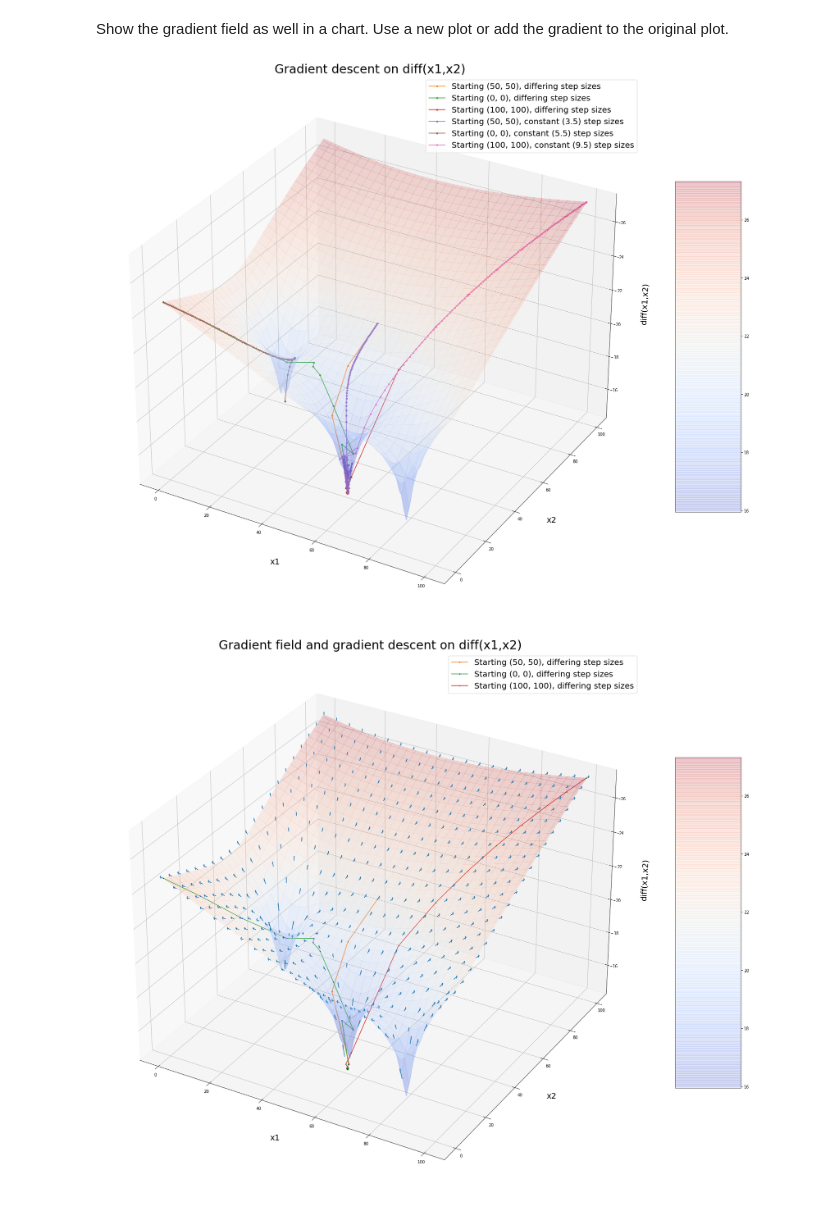
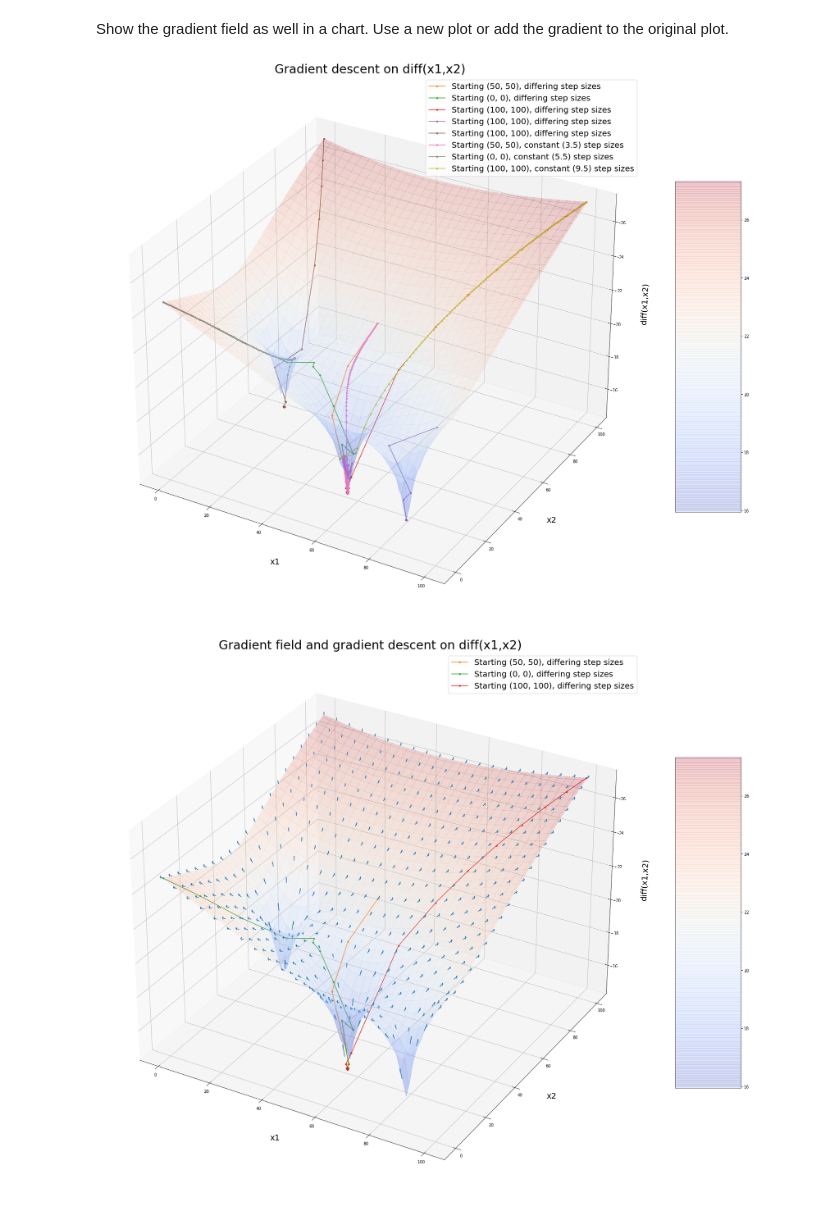
Before and after one commit to kaiobendrauf/skills4ai_gradient, a Jupyter notebook: Python exercise 'estimate gradient'.ipynb, the cells around one changed output. Saved outputs shown, nothing was run; the diff lists cells and outputs as text; code cells hidden in the pictures.

```diff
--- a/Python exercise 'estimate gradient'.ipynb
+++ b/Python exercise 'estimate gradient'.ipynb
@@ -271,6 +289,7 @@ def get_steps_different_stepsize(x = xzero, initial_step_size = 128, allowed_err
         else:
             #good step
             x = new_x
+            stepsize = initial_step_size
             result[0].append(x[0])
             result[1].append(x[1])
             result[2].append(diff_after_step)
@@ -282,34 +301,38 @@ def get_steps_constant_stepsize(x = xzero, stepsize = 3.5, number_of_steps = 100
         x = xnext(x, stepsize)
         result[0].append(x[0])
         result[1].append(x[1])
         result[2].append(diff(x))
     return result
 
 
 fig, ax = create_diff_graph(title="Gradient descent on diff(x1,x2)", transparency=0.2)
 
 #gradient descent
 steps = get_steps_different_stepsize()
 ax.plot(steps[0], steps[1], steps[2], marker='.', markersize=7, label='Starting (50, 50), differing step sizes')
 steps = get_steps_different_stepsize(x = np.array([0., 0.]))
 ax.plot(steps[0], steps[1], steps[2], marker='.', markersize=7, label='Starting (0, 0), differing step sizes')
 steps = get_steps_different_stepsize(x = np.array([100., 100.]))
 ax.plot(steps[0], steps[1], steps[2], marker='.', markersize=7, label='Starting (100, 100), differing step sizes')
+steps = get_steps_different_stepsize(x = np.array([100., 0.]))
+ax.plot(steps[0], steps[1], steps[2], marker='.', markersize=7, label='Starting (100, 100), differing step sizes')
+steps = get_steps_different_stepsize(x = np.array([0., 100.]))
+ax.plot(steps[0], steps[1], steps[2], marker='.', markersize=7, label='Starting (100, 100), differing step sizes')
 #gradient descent
 steps = get_steps_constant_stepsize()
 ax.plot(steps[0], steps[1], steps[2], marker='.', markersize=7, label='Starting (50, 50), constant (3.5) step sizes')
 steps = get_steps_constant_stepsize(x = np.array([0., 0.]), stepsize = 5.5)
 ax.plot(steps[0], steps[1], steps[2], marker='.', markersize=7, label='Starting (0, 0), constant (5.5) step sizes')
 steps = get_steps_constant_stepsize(x = np.array([100., 100.]), stepsize = 9.5)
 ax.plot(steps[0], steps[1], steps[2], marker='.', markersize=7, label='Starting (100, 100), constant (9.5) step sizes')
 
 
 
 ax.legend(fontsize=20)
 plt.title("Gradient descent on diff(x1,x2)", fontsize=30)
 plt.show()
 # %% [output]
-[figure, old version]
+[figure, new version]
 # %%
 def get_gradients(xs, ys):
     result = [[], [], [], [], [], []]
```
Also changed, not shown: parts of 7 cells of this notebook.
